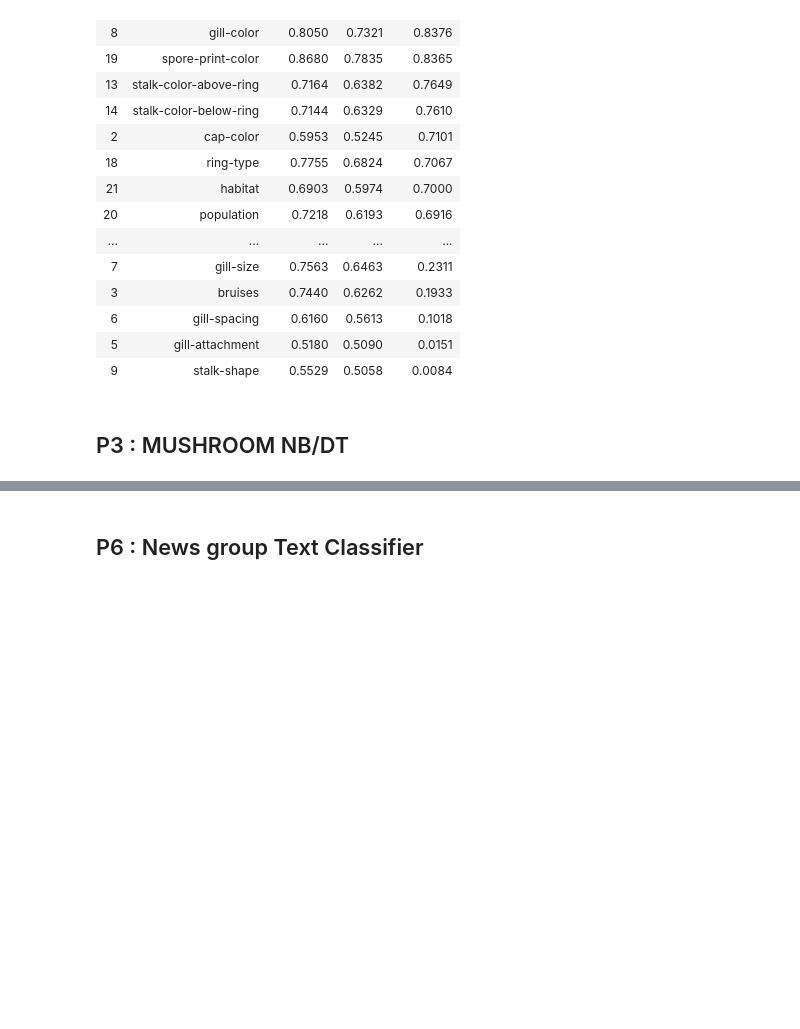
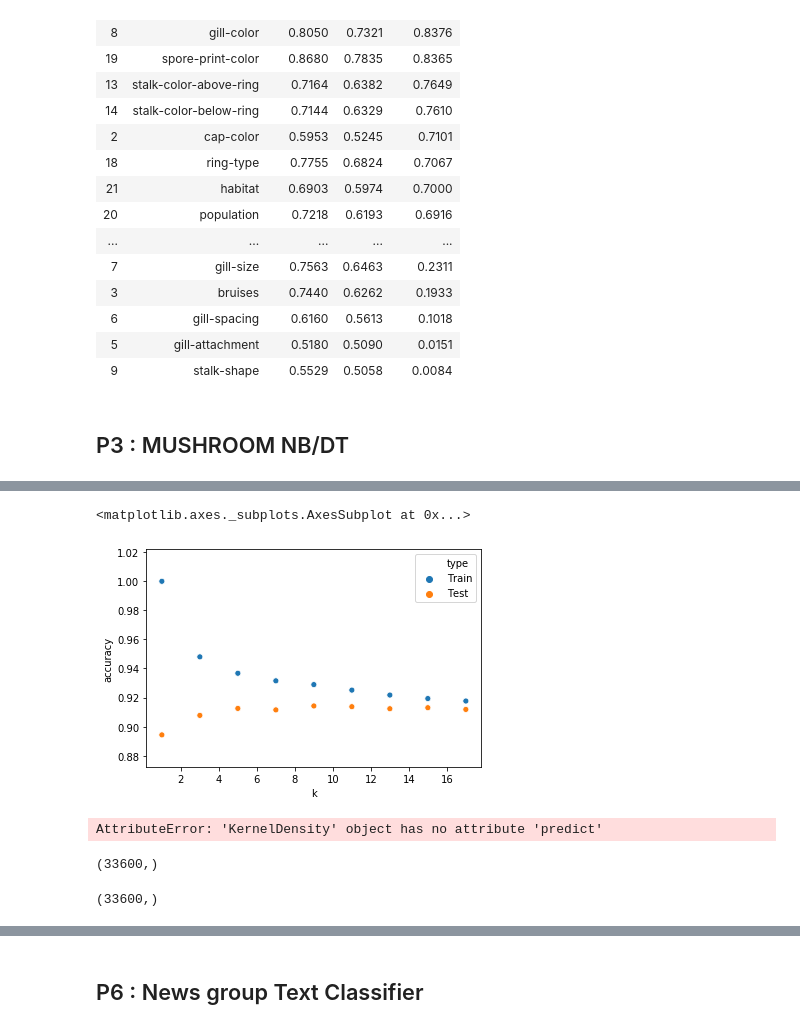
Before and after one commit to anmolmore/Chatbot-for-COVID-19-FAQ-using-Dialogflow, a Jupyter notebook: DMG2/assignment/Anmol More - 11915043.ipynb, the cells around one changed output, grey strips where cells are left out. Cells and saved outputs as stored; diff of their text form; code cells hidden in the pictures; blank space fills up the shorter version.

```diff
--- a/DMG2/assignment/Anmol More - 11915043.ipynb
+++ b/DMG2/assignment/Anmol More - 11915043.ipynb
@@ -408,3 +432,7 @@ mnist.head()
 
 mnist_data = mnist.loc[:, mnist.columns != 'label']
 mnist_label = mnist.loc[:, mnist.columns == 'label']
+# %%
+target_names = pd.Series(mnist.label.unique()).apply(str)
+print(target_names)
+n_components = 9
@@ -411,4 +453,4 @@ mnist_label = mnist.loc[:, mnist.columns == 'label']
 # %%
 pca = decomposition.PCA()
-pca.n_components = 9
+pca.n_components = n_components
 pca_data = pca.fit_transform(mnist_data)
@@ -419,2 +572,2 @@ mnist_fisher_proj_data = model.transform(mnist_data)
 # %%
-X_train, X_test, y_train, y_test = train_test_split(pca_data, mnist['label'], test_size=0.3)
+X_train, X_test, y_train, y_test = train_test_split(pca_data, mnist['label'], test_size=0.2)
@@ -434,0 +574,10 @@ print(metrics.f1_score(y_test, y_pred, average='weighted'))
+# %%
+df = pd.DataFrame(columns=['k','accuracy', 'type'])
+for i in range(1,18,2) :
+    knn_model = KNeighborsClassifier(n_neighbors=i)
+    knn_model.fit(X_train, y_train)
+    train_score = round(accuracy_score(y_train, knn_model.predict(X_train)),4)
+    test_score = round(accuracy_score(y_test, knn_model.predict(X_test)),4)
+    df = df.append({'k' : i,'accuracy':train_score, 'type': 'Train'}, ignore_index=True)
+    df = df.append({'k' : i,'accuracy':test_score, 'type': 'Test'}, ignore_index=True)
+    print(i, train_score, test_score)
@@ -435,3 +594,38 @@ print(metrics.f1_score(y_test, y_pred, average='weighted'))
+# %%
+sns.scatterplot(x="k", y='accuracy', hue='type', data=df)
+# %% [output]
+<matplotlib.axes._subplots.AxesSubplot at 0x...>
+[figure, added]
+# %%
+df = pd.DataFrame(columns=['sigma','accuracy', 'type'])
+sigma_list = []
+for i in np.arange(0.1, 3.1, 0.1) :
+    sigma_list.append(round(i,1))
+sigma_list
+for i in sigma_list :
+    kde_model = KernelDensity(bandwidth=i, kernel='gaussian')
+    kde_model.fit(X_train)
+    train_score = round(accuracy_score(y_train, kde_model.predict(X_train)),4)
+    test_score = round(accuracy_score(y_test, kde_model.predict(X_test)),4)
+    df = df.append({'sigma' : i,'accuracy':train_score, 'type': 'Train'}, ignore_index=True)
+    df = df.append({'sigma' : i,'accuracy':test_score, 'type': 'Test'}, ignore_index=True)
+    print(i, train_score, test_score)
+# %% [output]
+AttributeError: 'KernelDensity' object has no attribute 'predict'
+# %%
+kde_model = KernelDensity(bandwidth=0.9, kernel='gaussian')
+kde_model.fit(X_train)
+
+log_prob = kde_model.score_samples(X_train)
+prob_X_train = np.exp(log_prob)
+prob_X_train.
+#kde_model.sample(44, random_state=0)
+# %% [output]
+(33600,)
+# %%
+prob_X_train.shape
+# %% [output]
+(33600,)
 # %%
 #https://scikit-learn.org/stable/modules/generated/sklearn.neighbors.KernelDensity.html#sklearn.neighbors.KernelDensity
 
```
Also changed, not shown: parts of 52 cells of this notebook, 11 other files.
